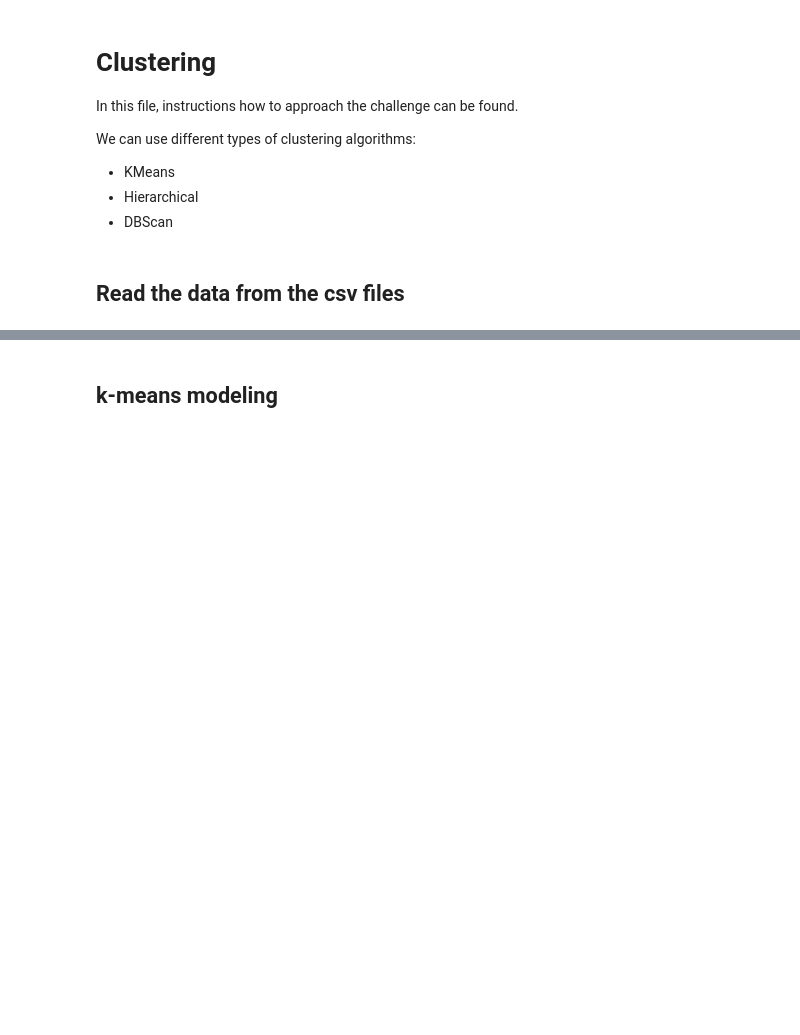
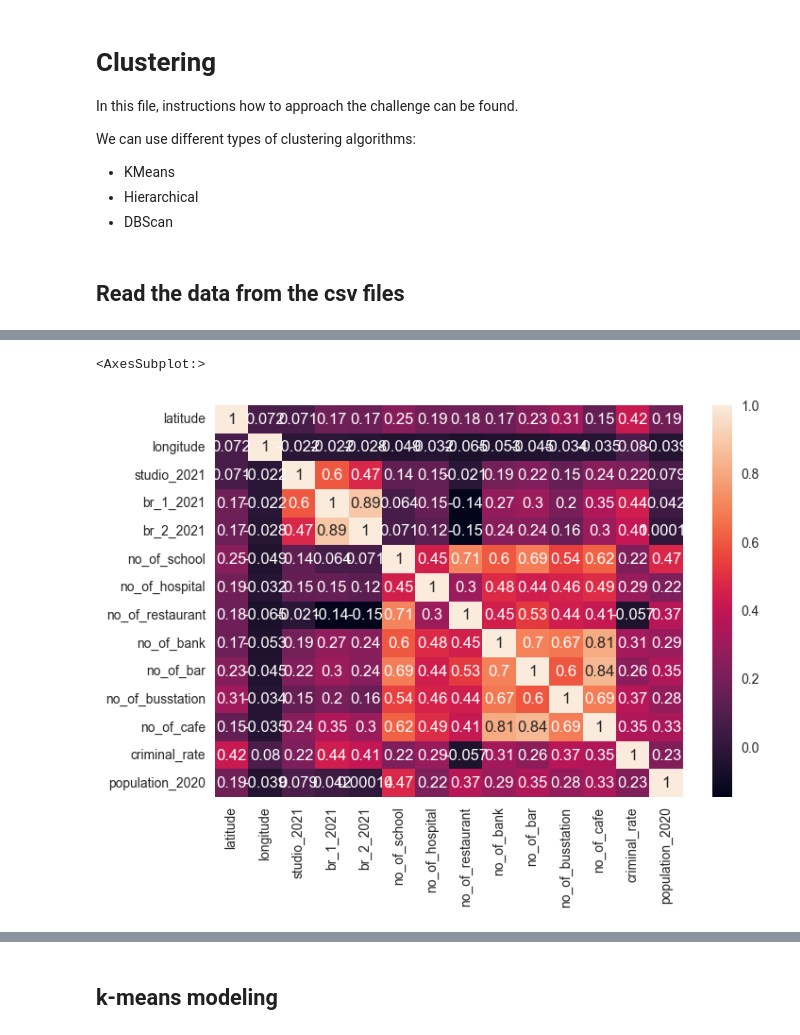
Before and after one commit to Magmafish/Midterm_Project, a Jupyter notebook: modeling_k.ipynb, the cells around one changed output, grey strips where cells are left out. Drawn from its saved outputs; the diff is of its cells as text; code cells hidden in the pictures; blank space fills up the shorter version.

```diff
--- a/modeling_k.ipynb
+++ b/modeling_k.ipynb
@@ -68,0 +93,6 @@ df_neighborhood = neighborhood[['studio_2021', 'br_1_2021', 'br_2_2021', 'no_of_
+# %%
+cor = neighborhood.corr()
+sns.heatmap(cor,annot=True)
+# %% [output]
+<AxesSubplot:>
+[figure, added]
```
Also changed, not shown: parts of 27 cells of this notebook, 4 other files.
